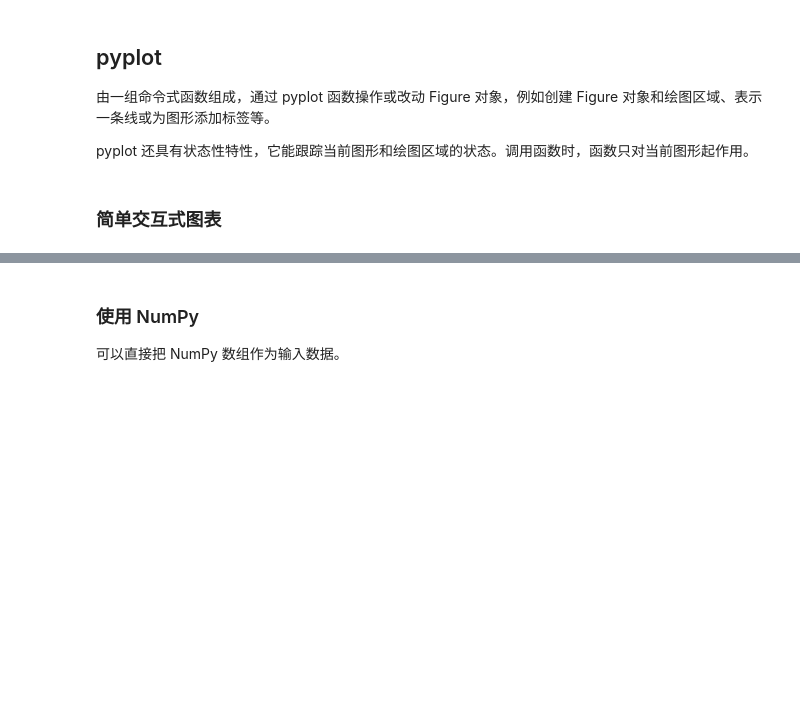
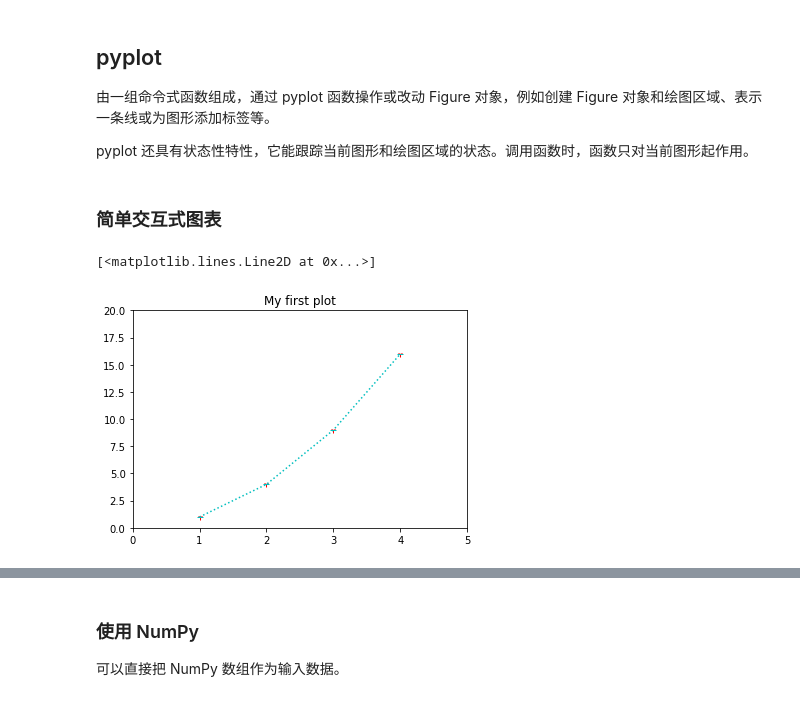
Before and after one commit to jiaoguoning/ipynbfiles, a Jupyter notebook: pythonppt/15_matplotlib.ipynb, the cells around one changed output, grey strips where cells are left out. Cells and saved outputs as stored; diff of their text form; code cells hidden in the pictures; blank space fills up the shorter version.

```diff
--- a/pythonppt/15_matplotlib.ipynb
+++ b/pythonppt/15_matplotlib.ipynb
@@ -112,10 +118,13 @@ pyplot 还具有状态性特性，它能跟踪当前图形和绘图区域的状
 # %%
 plt.plot([1, 2, 3, 4])  # Line2D 对象
 # %%
-plt.plot([1,2,3,4], [1,4,9,16], 'ro') # red circles
+plt.plot([1,2,3,4], [1,4,9,16], 'r1') # red circles
 plt.axis([0,5,0,20])  # 定义轴的取值范围 [xmin, xmax, ymin, ymax]
 plt.title('My first plot')
-plt.plot([1,2,3,4], [1,4,9,16], 'ro')
+plt.plot([1,2,3,4], [1,4,9,16], 'c_:')
+# %% [output]
+[<matplotlib.lines.Line2D at 0x...>]
+[figure, added]
 # %% [markdown]
 ### 格式化字符串
 
```
Also changed, not shown: parts of 13 cells of this notebook, 1 other file.
